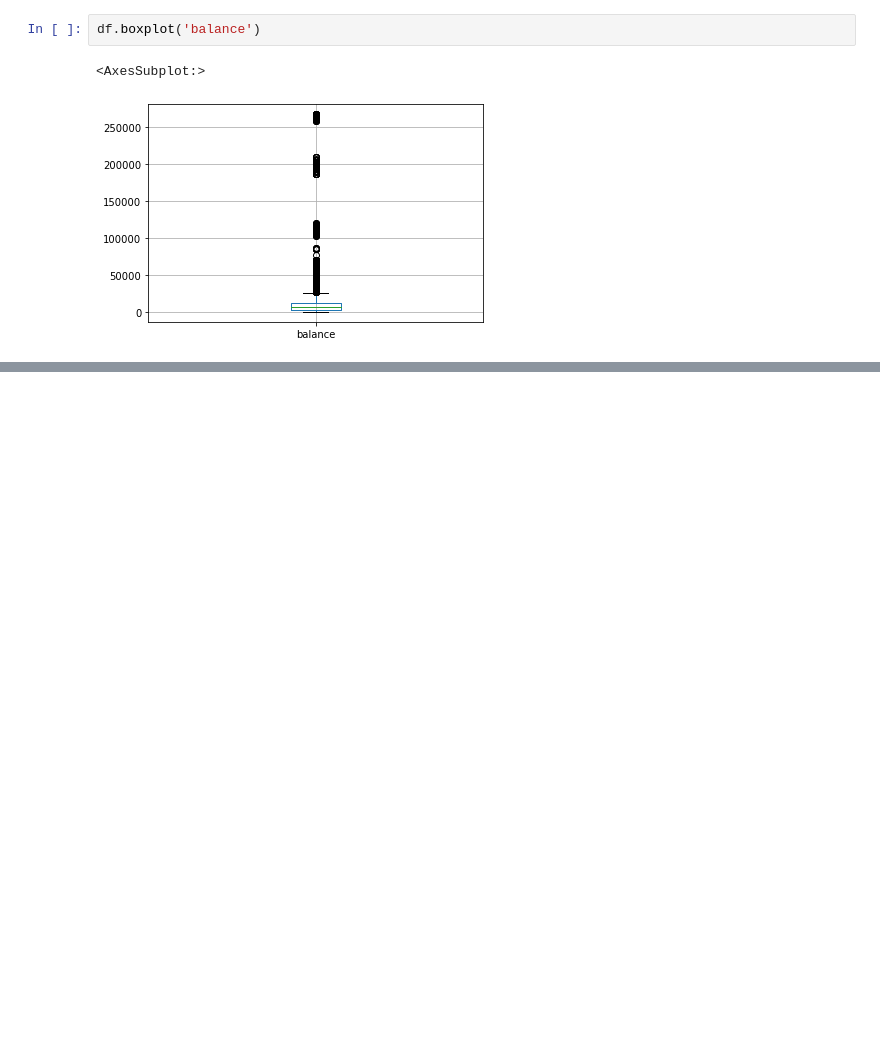
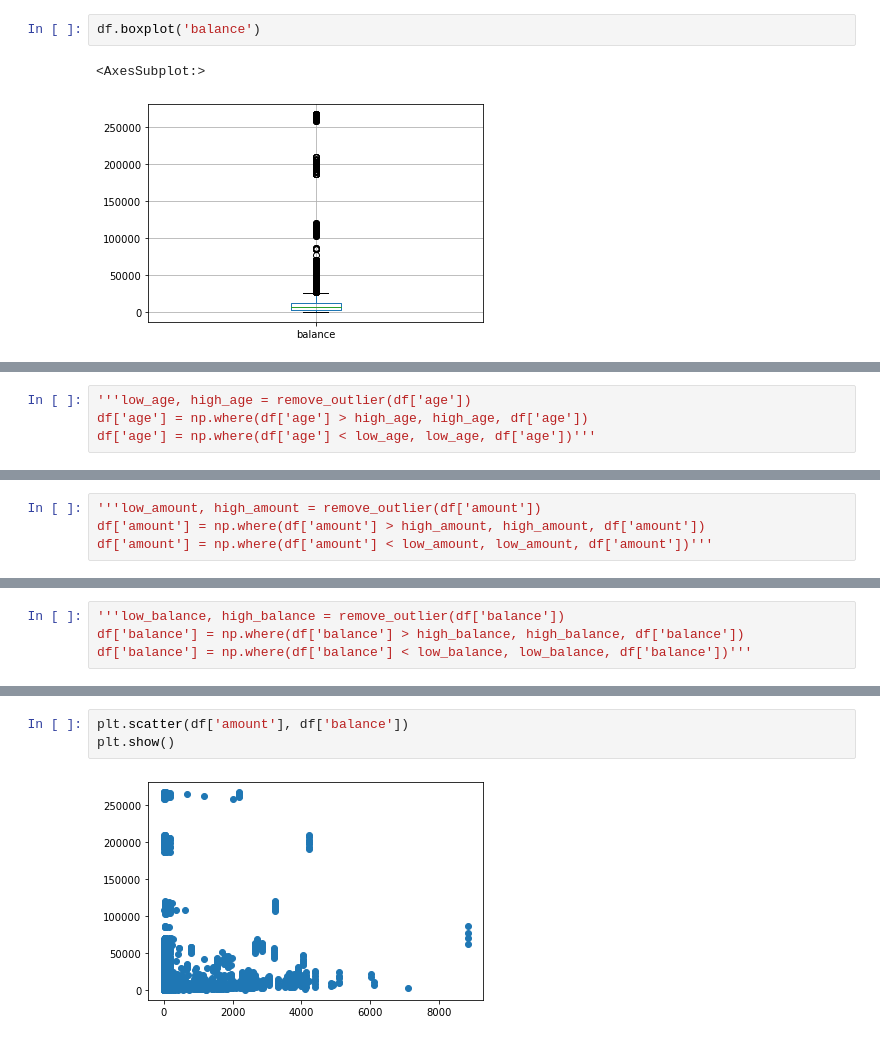
Before and after one commit to ozerm/ANZ, a Jupyter notebook: Untitled.ipynb, the cells around one changed output, grey strips where cells are left out. Drawn from its saved outputs; the diff is of its cells as text; blank space fills up the shorter version.

```diff
--- a/Untitled.ipynb
+++ b/Untitled.ipynb
@@ -314,0 +313,4 @@ df.boxplot('balance')
+# %%
+'''low_age, high_age = remove_outlier(df['age'])
+df['age'] = np.where(df['age'] > high_age, high_age, df['age'])
+df['age'] = np.where(df['age'] < low_age, low_age, df['age'])'''
@@ -314,0 +323,4 @@ df.boxplot('balance')
+# %%
+'''low_amount, high_amount = remove_outlier(df['amount'])
+df['amount'] = np.where(df['amount'] > high_amount, high_amount, df['amount'])
+df['amount'] = np.where(df['amount'] < low_amount, low_amount, df['amount'])'''
@@ -314,0 +333,4 @@ df.boxplot('balance')
+# %%
+'''low_balance, high_balance = remove_outlier(df['balance'])
+df['balance'] = np.where(df['balance'] > high_balance, high_balance, df['balance'])
+df['balance'] = np.where(df['balance'] < low_balance, low_balance, df['balance'])'''
@@ -314,0 +363,5 @@ df.boxplot('balance')
+# %%
+plt.scatter(df['amount'], df['balance'])
+plt.show()
+# %% [output]
+[figure, added]
```
Also changed, not shown: parts of 23 cells of this notebook.
